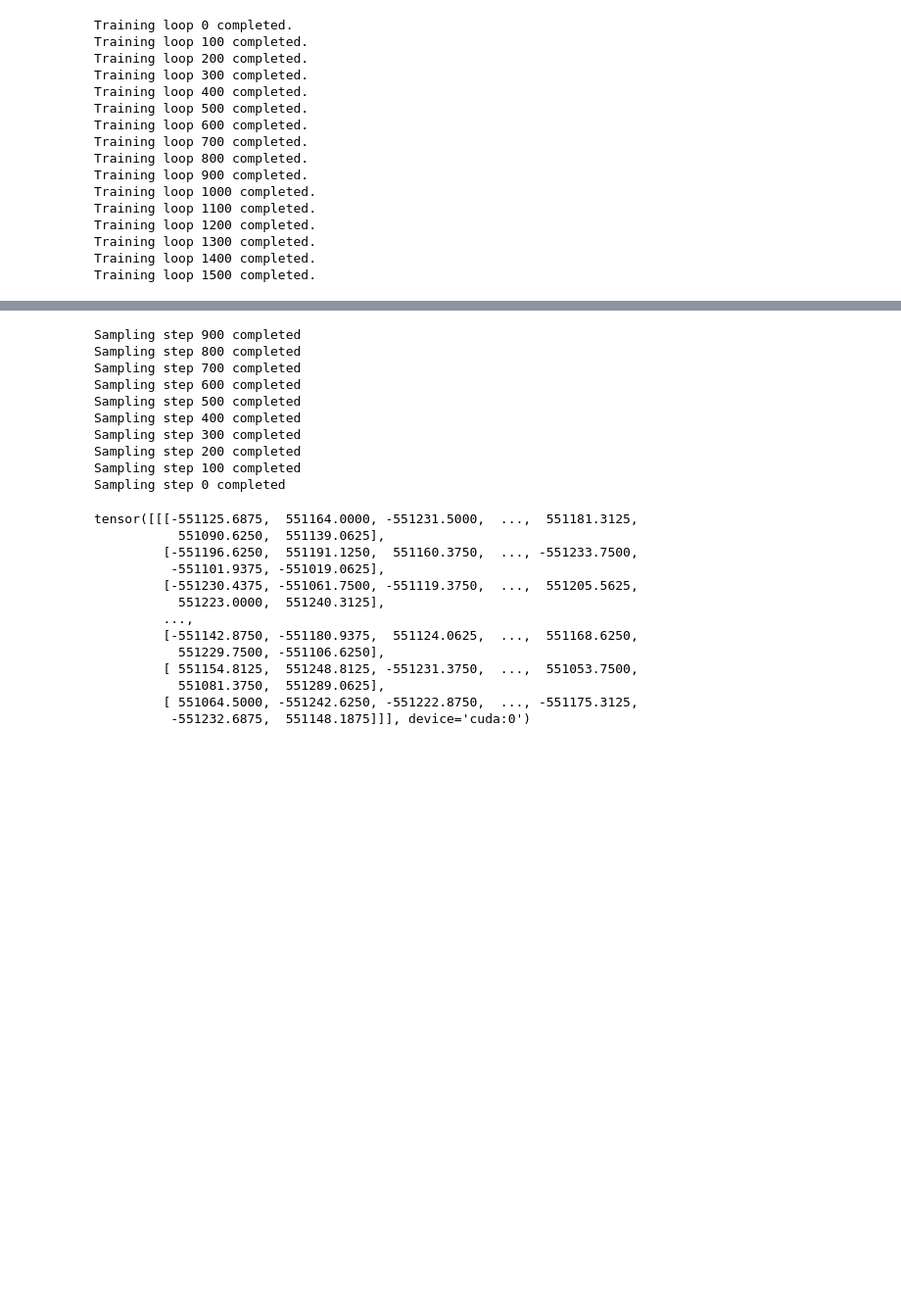
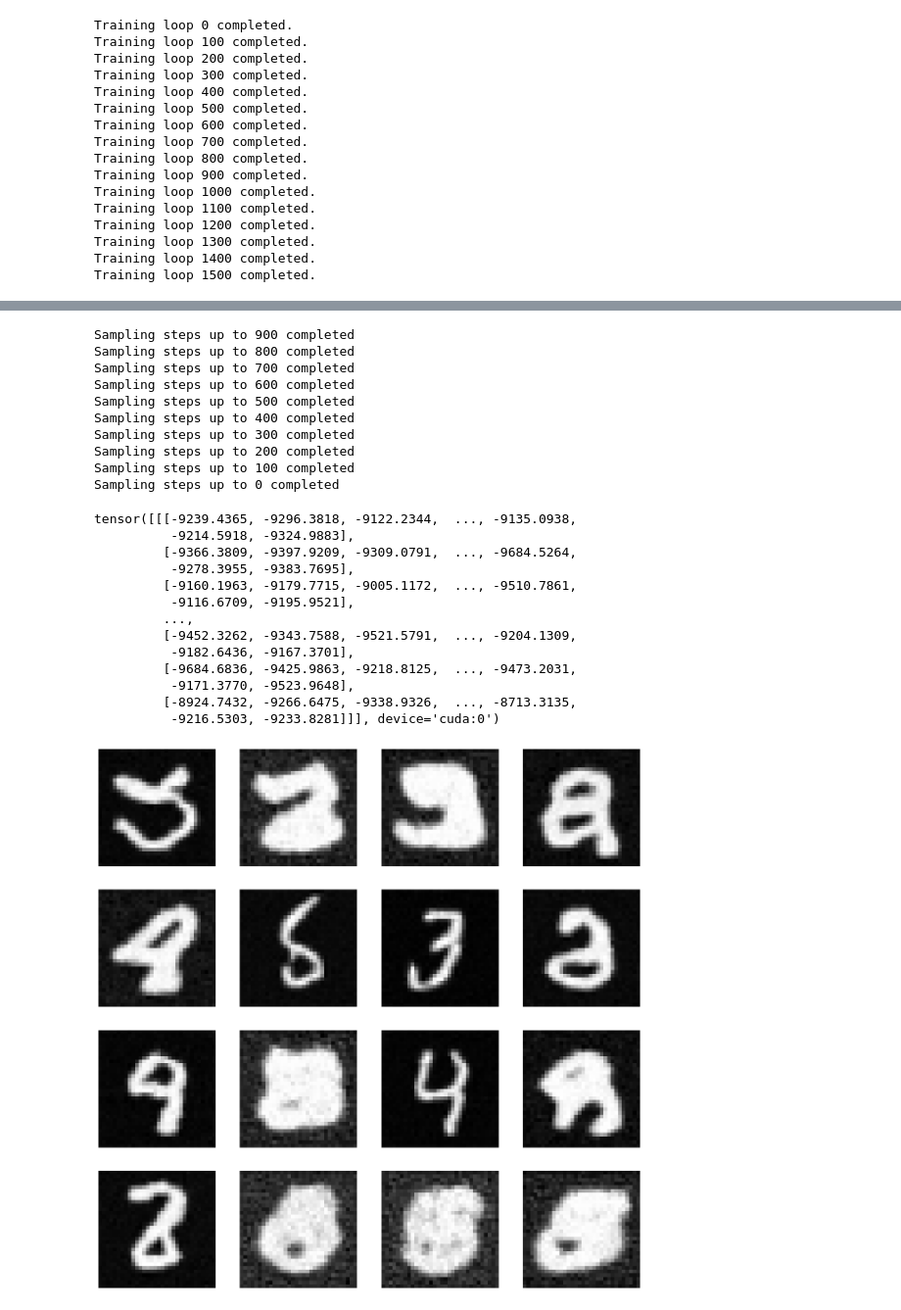
Before and after one commit to nriceusa/byu-cs474, a Jupyter notebook: lab10_diffusion.ipynb, the cells around one changed output, grey strips where cells are left out. Shown at 98% size. Cells and saved outputs as stored; diff of their text form; code cells hidden in the pictures; blank space fills up the shorter version.

```diff
--- a/lab10_diffusion.ipynb
+++ b/lab10_diffusion.ipynb
@@ -435,9 +435,9 @@ def sampling(model, batch_size):
         else:
             z = torch.zeros((batch_size, 1, image_size, image_size)).to(device)
 
-        # Line 4 - 5
-        t_tensor = torch.tensor([t] * batch_size, device=device)
-        x_hat = (1 / torch.sqrt(1 - alpha_bar[t])) * (x - torch.sqrt(1 - alpha_bar[t]) * model(x, t_tensor)).clamp(-1, 1)
+        # Lines 4 - 5
+        t_tensor = torch.tensor([t]).to(device)
+        x_hat = ((1 / torch.sqrt(alpha_bar[t])) * (x - torch.sqrt(1 - alpha_bar[t]) * model(x, t_tensor))).clamp(-1, 1)
 
         # Line 6
         x = (
@@ -447,7 +447,9 @@ def sampling(model, batch_size):
         )
 
         if t % 100 == 0:
-            print(f"Sampling step {t} completed")
+            print(f"Sampling steps up to {t} completed")
+            # print(x)
+            # print()
 
     # return generated image
     return x
@@ -535,39 +505,40 @@ plt.plot(train_losses)
 # Use sampling() to generate 16 images and plot them below
 images = sampling(model, 16)
 # %% [output]
-Sampling step 900 completed
-Sampling step 800 completed
-Sampling step 700 completed
-Sampling step 600 completed
-Sampling step 500 completed
-Sampling step 400 completed
-Sampling step 300 completed
-Sampling step 200 completed
-Sampling step 100 completed
-Sampling step 0 completed
+Sampling steps up to 900 completed
+Sampling steps up to 800 completed
+Sampling steps up to 700 completed
+Sampling steps up to 600 completed
+Sampling steps up to 500 completed
+Sampling steps up to 400 completed
+Sampling steps up to 300 completed
+Sampling steps up to 200 completed
+Sampling steps up to 100 completed
+Sampling steps up to 0 completed
 # %%
 print(images[0])
 
-# plt.figure(figsize=(16, 16))
-# for i in range(16):
-#     plt.subplot(4, 4, i + 1)
-#     plt.imshow(images[i].squeeze().detach().cpu(), cmap="gray")
-#     plt.axis("off")
-# plt.show()
+plt.figure(figsize=(16, 16))
+for i in range(16):
+    plt.subplot(4, 4, i + 1)
+    plt.imshow(images[i].squeeze().detach().cpu(), cmap="gray")
+    plt.axis("off")
+plt.show()
 # %% [output]
-tensor([[[-551125.6875,  551164.0000, -551231.5000,  ...,  551181.3125,
-           551090.6250,  551139.0625],
-         [-551196.6250,  551191.1250,  551160.3750,  ..., -551233.7500,
-          -551101.9375, -551019.0625],
-         [-551230.4375, -551061.7500, -551119.3750,  ...,  551205.5625,
-           551223.0000,  551240.3125],
+tensor([[[-9239.4365, -9296.3818, -9122.2344,  ..., -9135.0938,
+          -9214.5918, -9324.9883],
+         [-9366.3809, -9397.9209, -9309.0791,  ..., -9684.5264,
+          -9278.3955, -9383.7695],
+         [-9160.1963, -9179.7715, -9005.1172,  ..., -9510.7861,
+          -9116.6709, -9195.9521],
          ...,
-         [-551142.8750, -551180.9375,  551124.0625,  ...,  551168.6250,
-           551229.7500, -551106.6250],
-         [ 551154.8125,  551248.8125, -551231.3750,  ...,  551053.7500,
-           551081.3750,  551289.0625],
-         [ 551064.5000, -551242.6250, -551222.8750,  ..., -551175.3125,
-          -551232.6875,  551148.1875]]], device='cuda:0')
+         [-9452.3262, -9343.7588, -9521.5791,  ..., -9204.1309,
+          -9182.6436, -9167.3701],
+         [-9684.6836, -9425.9863, -9218.8125,  ..., -9473.2031,
+          -9171.3770, -9523.9648],
+         [-8924.7432, -9266.6475, -9338.9326,  ..., -8713.3135,
+          -9216.5303, -9233.8281]]], device='cuda:0')
+[figure, added]
 # %% [markdown]
 # Part 5: Questions
 
```
Also changed, not shown: parts of 4 cells of this notebook.
